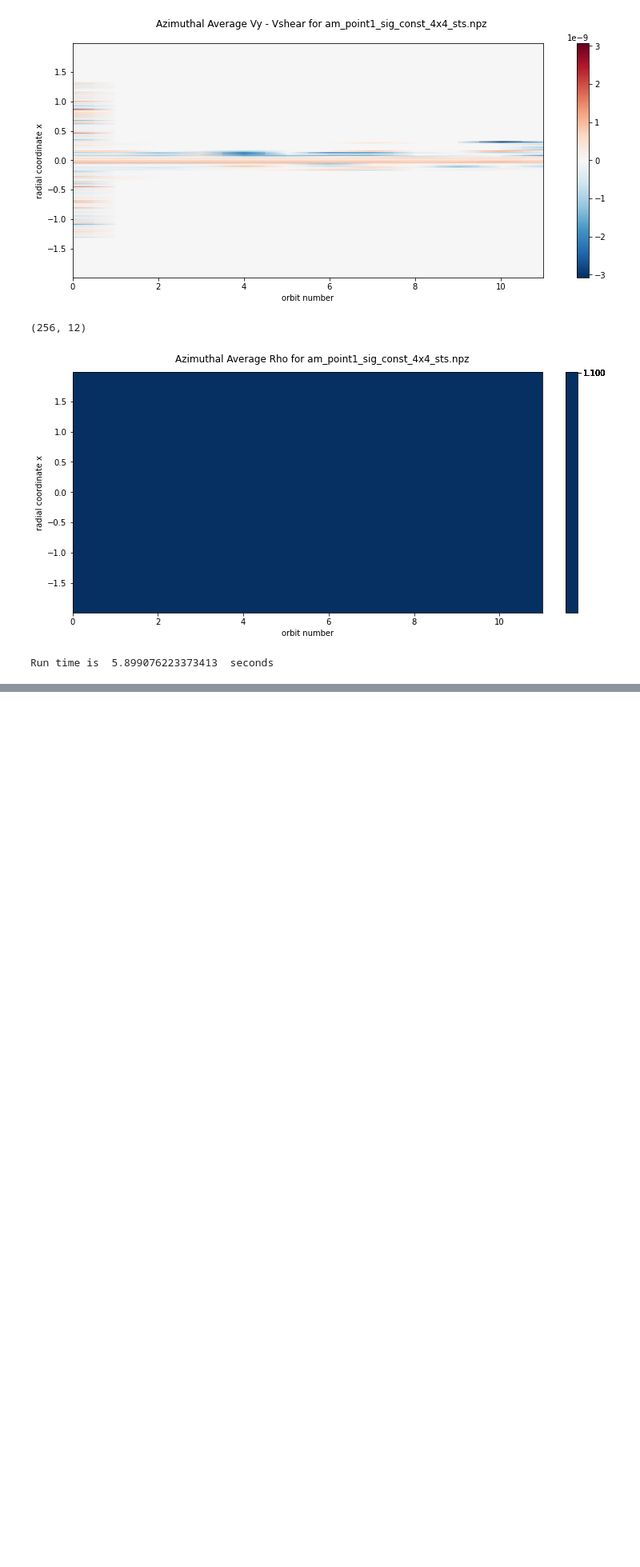
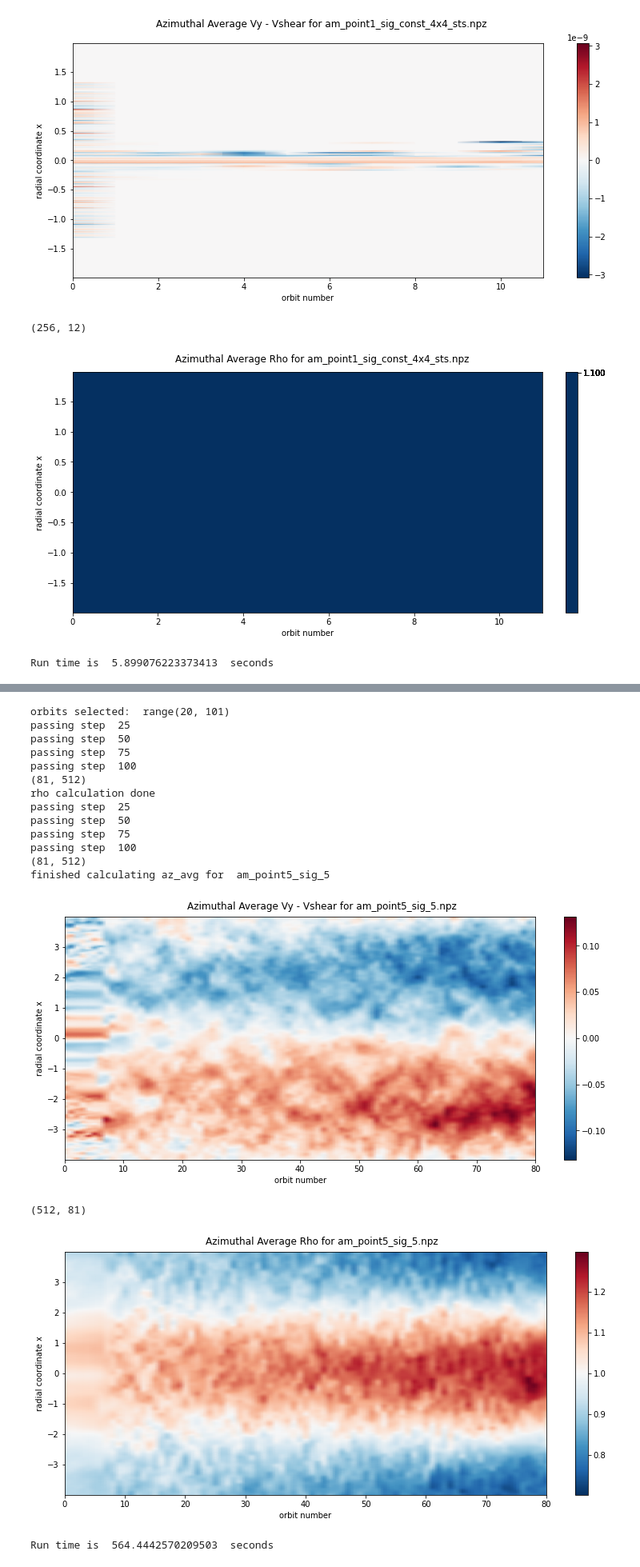
Before and after one commit to asmohov/ppd, a Jupyter notebook: az_plot_factory.ipynb, the cells around one changed output, grey strips where cells are left out. Shown at 80% size. Saved outputs shown, nothing was run; the diff lists cells and outputs as text; code cells hidden in the pictures; blank space fills up the shorter version.

Commit message:
surface profiles

```diff
--- a/az_plot_factory.ipynb
+++ b/az_plot_factory.ipynb
@@ -223,0 +225,29 @@ Run time is  542.1375207901001  seconds
+# %%
+#am = 1, sigma =.25, gaussian profile
+import numpy as np
+import time
+from eprime_y import az_avg_rho_vy
+from eprime_y import az_avg_plotter
+#already done if the appropriate file exists
+start=time.time()
+az_avg_rho_vy('./ad_prof/amp_point5/sig_5','am_point5_sig_5',min_orbits = 20,max_orbits=100)
+az_avg_plotter('am_point5_sig_5.npz')
+print('Run time is ',(time.time()-start),' seconds' )
+# %% [output]
+orbits selected:  range(20, 101)
+passing step  25
+passing step  50
+passing step  75
+passing step  100
+(81, 512)
+rho calculation done
+passing step  25
+passing step  50
+passing step  75
+passing step  100
+(81, 512)
+finished calculating az_avg for  am_point5_sig_5
+[figure, added]
+(512, 81)
+[figure, added]
+Run time is  564.4442570209503  seconds
```
Also changed, not shown: parts of 3 cells of this notebook, 22 other files.
